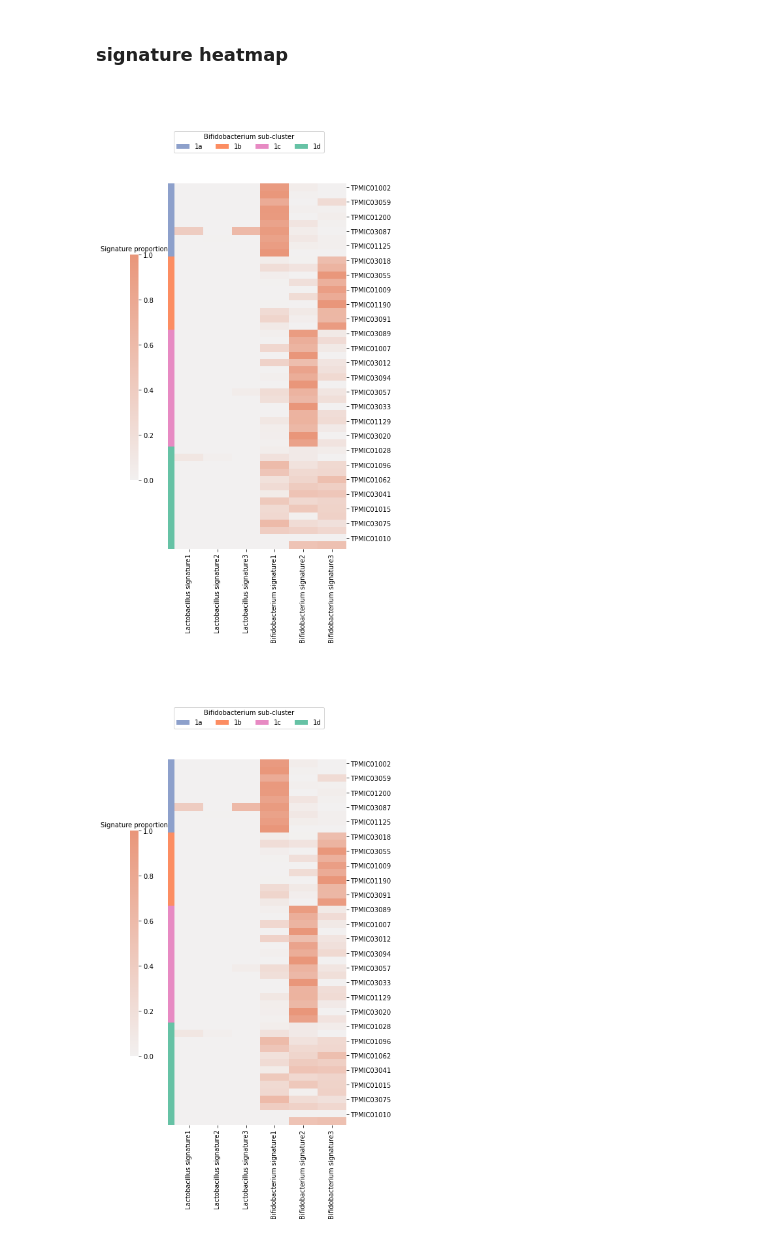
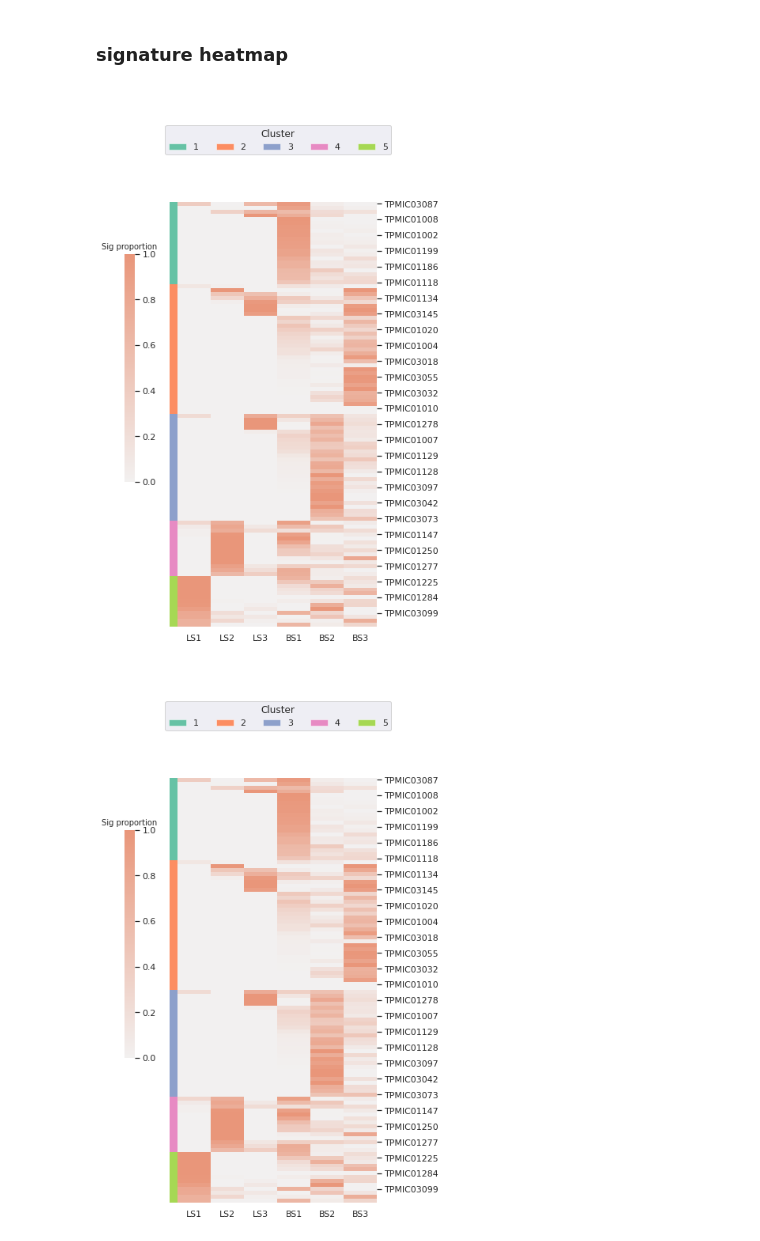
Before and after one commit to brucewu1996/Probiotics_signature, a Jupyter notebook: notebooks/plot_signature_heatmap.ipynb, the cells around one changed output. Cells and saved outputs as stored; diff of their text form; code cells hidden in the pictures.

```diff
--- a/notebooks/plot_signature_heatmap.ipynb
+++ b/notebooks/plot_signature_heatmap.ipynb
@@ -65,18 +73,29 @@ def signature_proportion_heatmap(sig_matrix,label_df,order,legend_prefix,output,
 
     plt.savefig(output,dpi = 300,bbox_inches = 'tight',format = format)
+# %%
+condition = ['mci','normal']
+for con in condition :
+    lacto_sig_m = pd.read_csv("/home/bruce1996/data/MCI/manuscript_v3.2/%s/signature_matrix/Lactobacillus_signature_proportion_matrix.txt" % con,sep='\t',index_col=0)
+    bifido_sig_m = pd.read_csv("/home/bruce1996/data/MCI/manuscript_v3.2/%s/signature_matrix/Bifidobacterium_signature_proportion_matrix.txt" % con,sep='\t',index_col=0)
+    sig_m = pd.concat([lacto_sig_m,bifido_sig_m])
+    sig_m = sig_m.iloc[[0,1,2,4,5,6],:]
+    sig_m.to_csv("/home/bruce1996/data/MCI/manuscript_v3.2/%s/consensus_clustering/signature_proportion_matrix.txt" % con,sep='\t')
 # %%
-condition = ['MCI']
-rogosae = ['without_rogosae']
+condition = ['mci','normal']
 for con in condition :
-    for rog in rogosae :
-        cluster = pd.read_csv("/home/bruce1996/data/MCI/manuscript_v3/%s/consensus/consensus_clustering_with_sub_cluster.txt" % (con),sep='\t',index_col=0)
-        matrix = pd.read_csv("/home/bruce1996/data/MCI/manuscript_v3/%s/consensus/signature_proportion_matrix_%s.txt" % (con,rog),sep='\t',index_col=0)
-        idx = np.where(cluster['cluster'] == 1,True,False)
-        sample = list(cluster.index[idx])
-        output_path = "/home/bruce1996/data/MCI/manuscript_v3/supplement/sub_cluster/"
-        matrix.index = [x.capitalize() for x in matrix.index]
-        signature_proportion_heatmap(matrix.loc[:,sample],cluster.loc[sample,:],['sub_cluster'],"Bifidobacterium sub-cluster",output_path + '%s_bifido_subcluster_proportion_heatmap.png' % (con))
-        signature_proportion_heatmap(matrix.loc[:,sample],cluster.loc[sample,:],['sub_cluster'],"Bifidobacterium sub-cluster",output_path +'%s_bifido_subcluster_proportion_heatmap.svg' % (con),format='svg')
+    cluster = pd.read_csv("/home/bruce1996/data/MCI/manuscript_v3.2/%s/consensus_clustering/consensus_clustering_label.txt" % (con),sep='\t',index_col=0)
+    matrix = pd.read_csv("/home/bruce1996/data/MCI/manuscript_v3.2/%s/consensus_clustering/signature_proportion_matrix.txt" % (con),sep='\t',index_col=0)
+    sample = list(cluster.index)
+    output_path = "/home/bruce1996/data/MCI/manuscript_v3.2/%s/consensus_clustering/" % con
+    convert_dict = {key:val for key,val in [(x,100-x) for x in range(cluster['cluster'].max()+1)]}
+    tmp = cluster
+    tmp['reverse_order'] = tmp['cluster'].replace(convert_dict)
+    order_matrix = pd.concat([tmp,matrix.T],axis=1)
+    order_col = ['reverse_order'] + list(matrix.index)
+    sample_order = list(order_matrix.sort_values(by=order_col ,ascending=False).index)
+    matrix.index = [x.split(' ')[0][0] + x.split(' ')[1][0].upper() + x.split(' ')[1][-1] for x in matrix.index]
+    signature_proportion_heatmap(matrix.loc[:,sample],cluster.loc[sample,:],['cluster'],sample_order,"Cluster",output_path + '%s_consensus_clustering_sig_proportion_heatmap.png' % con)
+    signature_proportion_heatmap(matrix.loc[:,sample],cluster.loc[sample,:],['cluster'],sample_order,"Cluster",output_path + '%s_consensus_clustering_sig_proportion_heatmap.svg' % con,format='svg')
 # %% [output]
-[figure, old version]
+[figure, new version]
-[figure, old version]
+[figure, new version]
```
Also changed, not shown: parts of 2 cells of this notebook, 10 other files.
